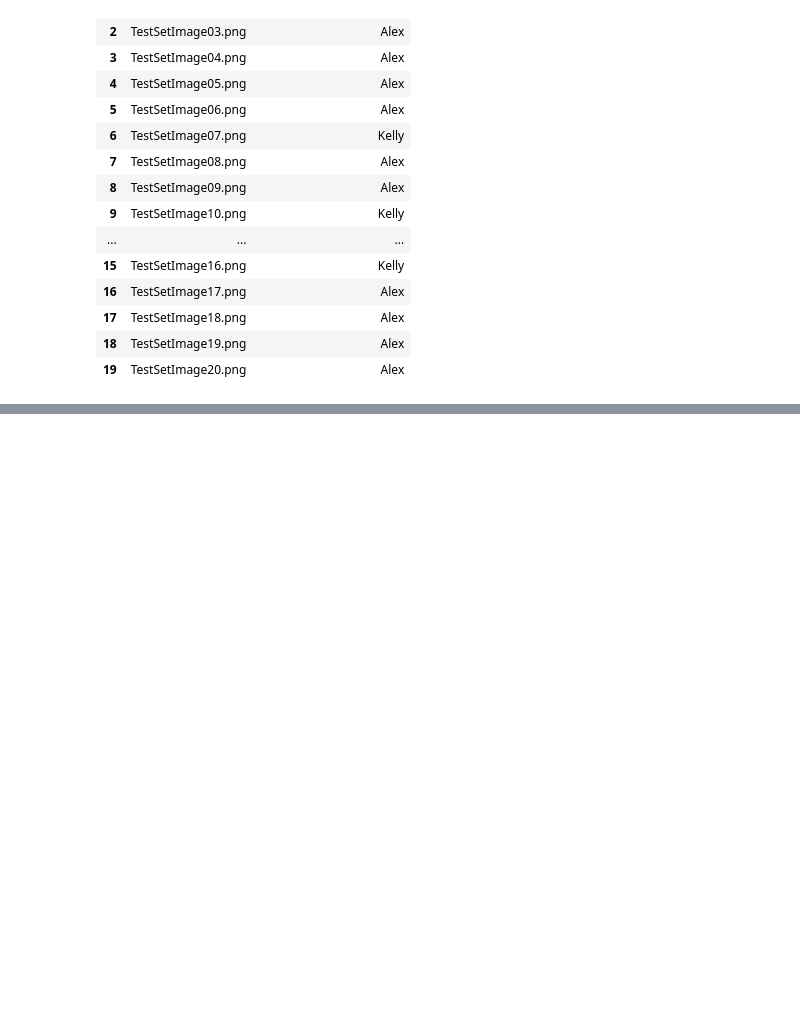
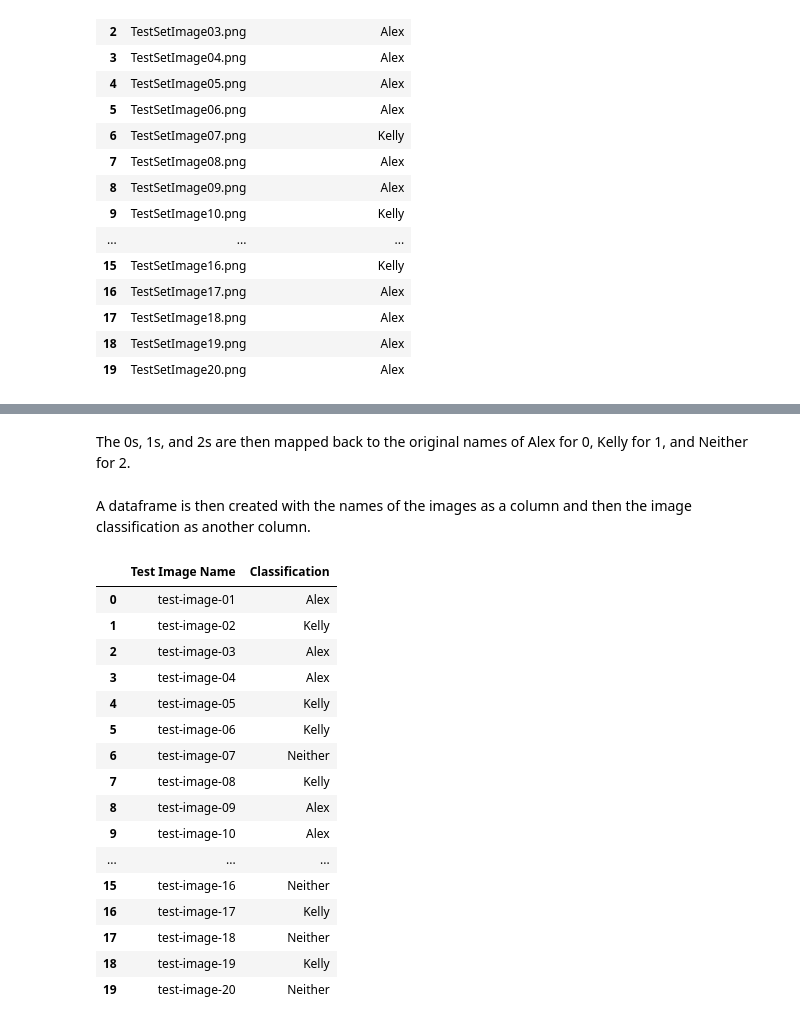
Before and after one commit to JakeLamb455/CNN_Project, a Jupyter notebook: Image pixelization.ipynb, the cells around one changed output, grey strips where cells are left out. Saved outputs shown, nothing was run; the diff lists cells and outputs as text; code cells hidden in the pictures; blank space fills up the shorter version.

```diff
--- a/Image pixelization.ipynb
+++ b/Image pixelization.ipynb
@@ -1329,0 +1422,6 @@ Now we will attempt to train a Convelutional Neural Network to predict which per
+# %%
+test_images = load_images_from_folder(test_images_path)
+test_images_array = np.array(test_images)
+test_images = test_images_array[:, 0:924000]
+test_images = test_images / 255.0
+test_images = test_images.reshape(test_images.shape[0], 700, 440, 3)
@@ -1329,0 +1441,4 @@ Now we will attempt to train a Convelutional Neural Network to predict which per
+# %%
+test_probs = model.predict(test_images)
+
+test_preds = np.argmax(test_probs, axis=1)
@@ -1329,0 +1447,41 @@ Now we will attempt to train a Convelutional Neural Network to predict which per
+# %% [markdown]
+The 0s, 1s, and 2s are then mapped back to the original names of Alex for 0, Kelly for 1, and Neither for 2.
+# %%
+label_mapping = {
+    0: 'Alex',
+    1: 'Kelly',
+    2: 'Neither'
+}
+
+test_image_names = [label_mapping[label] for label in test_preds]
+
+
+test_image_names = np.array(test_image_names)
+# %% [markdown]
+A dataframe is then created with the names of the images as a column and then the image classification as another column.
+# %%
+image_n = [f'test-image-{i+1:02d}' for i in range(len(test_image_names))]
+
+test_names_df = pd.DataFrame({
+    'Test Image Name': image_n,
+    'Classification': test_image_names
+})
+test_names_df
+# %% [output]
+|  | Test Image Name | Classification |
+| 0 | test-image-01 | Alex |
+| 1 | test-image-02 | Kelly |
+| 2 | test-image-03 | Alex |
+| 3 | test-image-04 | Alex |
+| 4 | test-image-05 | Kelly |
+| 5 | test-image-06 | Kelly |
+| 6 | test-image-07 | Neither |
+| 7 | test-image-08 | Kelly |
+| 8 | test-image-09 | Alex |
+| 9 | test-image-10 | Alex |
+| ... | ... | ... |
+| 15 | test-image-16 | Neither |
+| 16 | test-image-17 | Kelly |
+| 17 | test-image-18 | Neither |
+| 18 | test-image-19 | Kelly |
+| 19 | test-image-20 | Neither |
```
Also changed, not shown: parts of 19 cells of this notebook, 1 other file.
